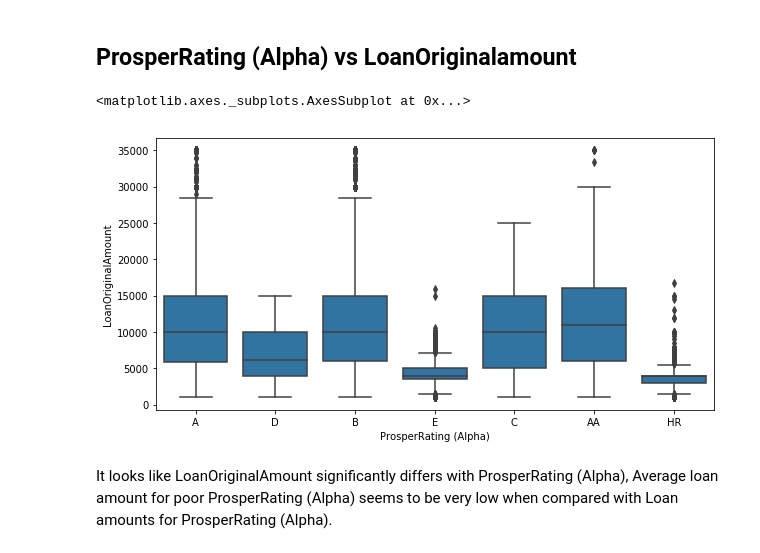
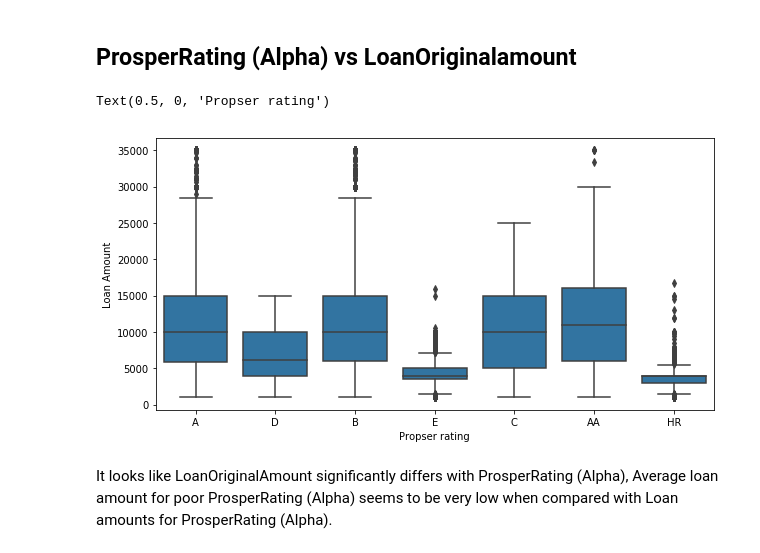
Before and after one commit to raj-palavarapu/Data-Analysis-Projects, a Jupyter notebook: Prosper Loan data Visualization/Explanatory.ipynb, the cells around one changed output. Cells and saved outputs as stored; diff of their text form; code cells hidden in the pictures.

```diff
--- a/Prosper Loan data Visualization/Explanatory.ipynb
+++ b/Prosper Loan data Visualization/Explanatory.ipynb
@@ -85,10 +87,12 @@ It looks like BorrowerAPR significantly differs with ProsperRating (Alpha), Borr
 # %%
 plt.figure(figsize = [10, 5])
 base_color = sb.color_palette()[0]
-sb.boxplot(data = loan_data, x = 'ProsperRating (Alpha)', y = 'LoanOriginalAmount', color = base_color)
+sb.boxplot(data = loan_data, x = 'ProsperRating (Alpha)', y = 'LoanOriginalAmount', color = base_color);
+plt.ylabel('Loan Amount')
+plt.xlabel('Propser rating')
 # %% [output]
-<matplotlib.axes._subplots.AxesSubplot at 0x...>
+Text(0.5, 0, 'Propser rating')
-[figure, old version]
+[figure, new version]
 # %% [markdown]
 It looks like LoanOriginalAmount significantly differs with ProsperRating (Alpha), Average loan amount for poor ProsperRating (Alpha) seems to be very low when compared with Loan amounts for ProsperRating (Alpha).
 # %% [markdown]
```
Also changed, not shown: parts of 3 cells of this notebook, 11 other files.
